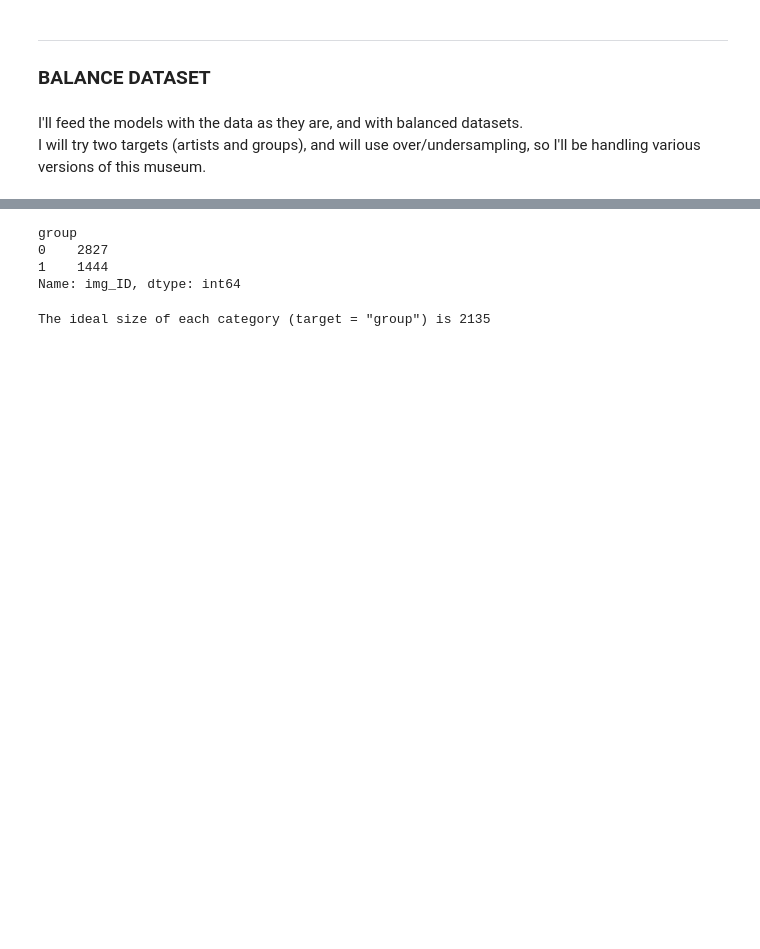
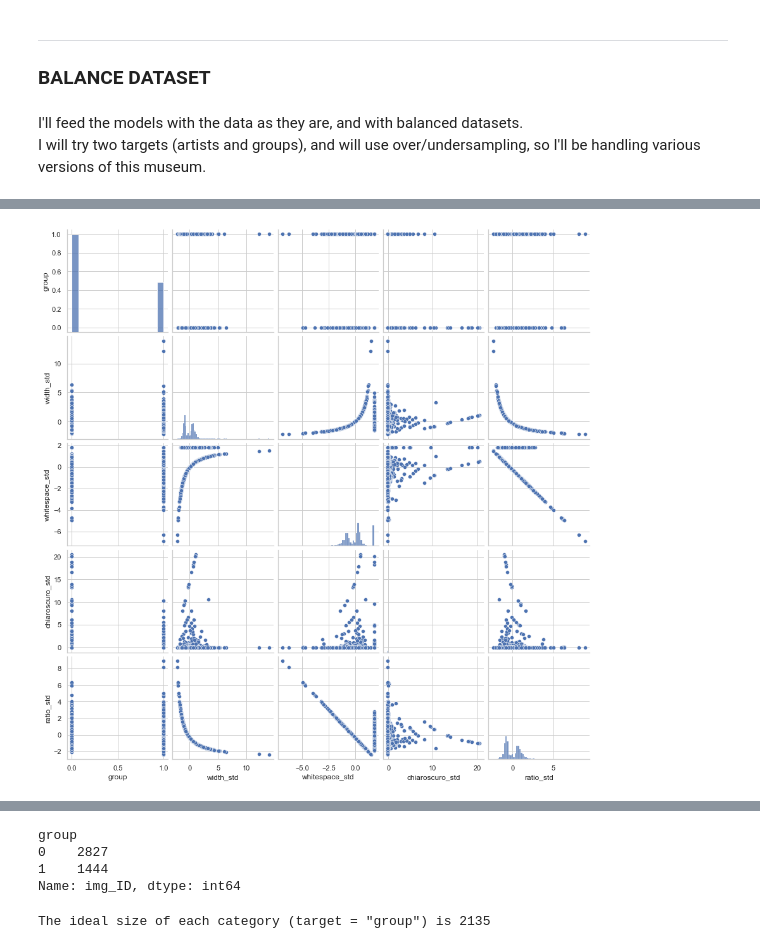
Before and after one commit to mabatalla/Academic-project-Is-this-Picasso, a Jupyter notebook: 02.- EDA & feature engineering.ipynb, the cells around one changed output, grey strips where cells are left out. Saved outputs shown, nothing was run; the diff lists cells and outputs as text; code cells hidden in the pictures; blank space fills up the shorter version.

```diff
--- a/02.- EDA & feature engineering.ipynb
+++ b/02.- EDA & feature engineering.ipynb
@@ -275,0 +290,5 @@ I will try two targets (artists and groups), and will use over/undersampling, so
+# %%
+sns.pairplot(museum.loc[:, ['artist', 'group', 'width_std', 'whitespace_std', 'chiaroscuro_std', 'ratio_std']])
+plt.show()
+# %% [output]
+[figure, added]
```
Also changed, not shown: parts of 6 cells of this notebook, 11 other files.
